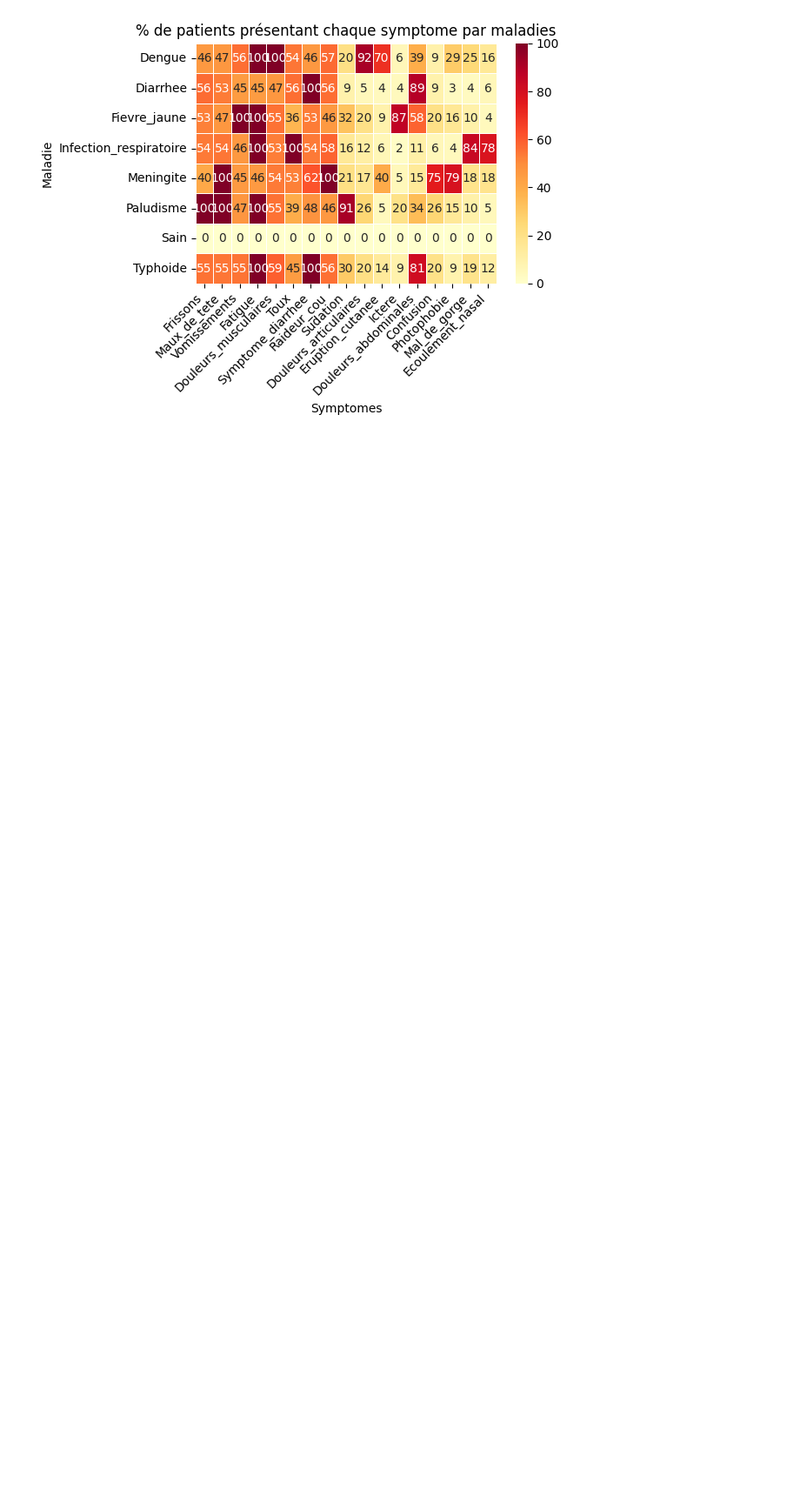
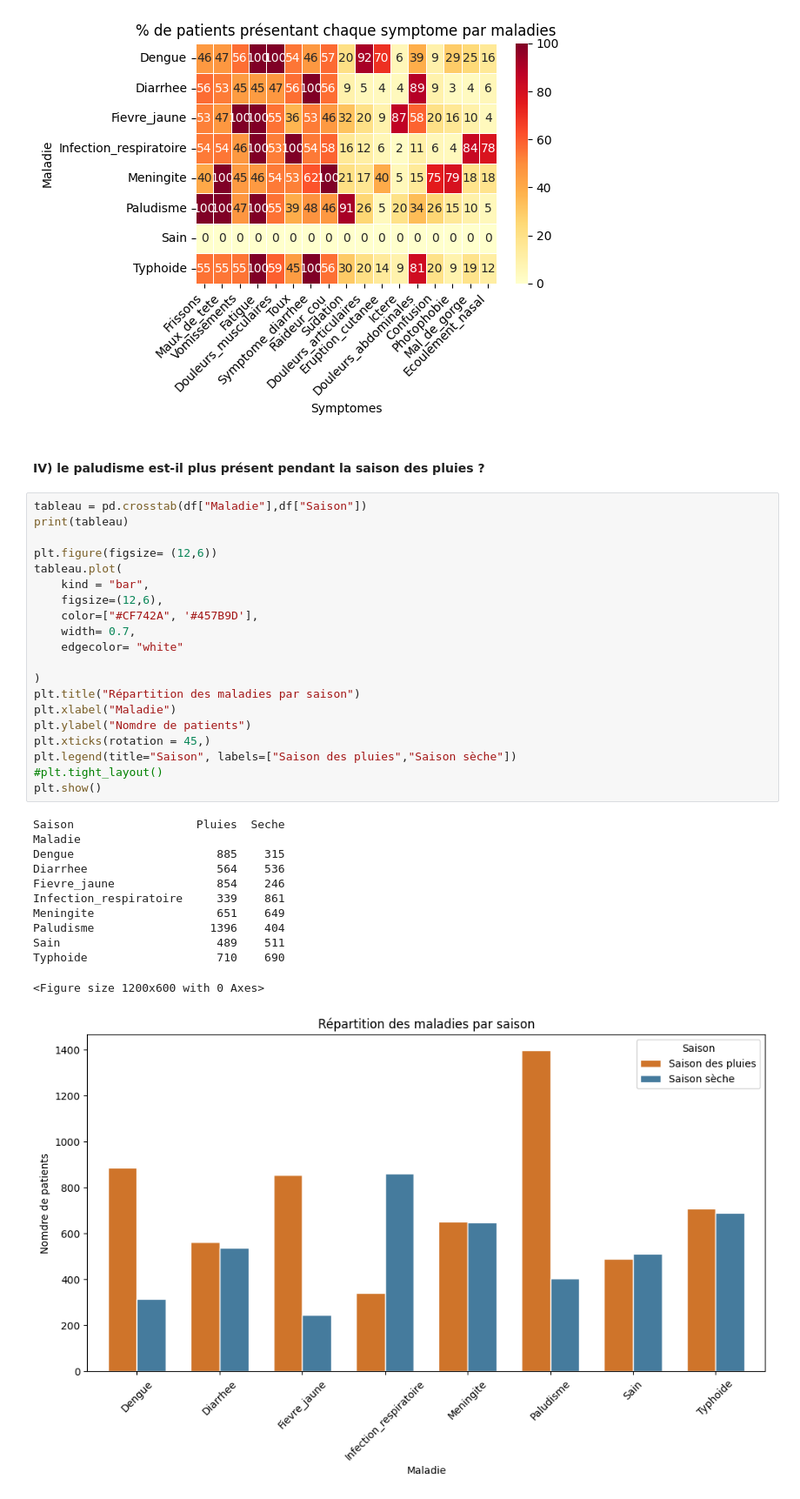
Before and after one commit to MIM223otaku/Projet-de-soutenance, a Jupyter notebook: EDA.ipynb, the cells around one changed output. Shown at 87% size. Saved outputs shown, nothing was run; the diff lists cells and outputs as text; blank space fills up the shorter version.

```diff
--- a/EDA.ipynb
+++ b/EDA.ipynb
@@ -115,3 +115,38 @@ Paludisme               25.611111    15.111111     10.111111          4.888889
 Sain                     0.000000     0.000000      0.000000          0.000000
 Typhoide                19.785714     8.928571     18.857143         11.928571
 [figure]
+# %% [markdown]
+#### IV) le paludisme est-il plus présent pendant la saison des pluies ?
+# %%
+tableau = pd.crosstab(df["Maladie"],df["Saison"])
+print(tableau)
+
+plt.figure(figsize= (12,6))
+tableau.plot(
+    kind = "bar",
+    figsize=(12,6),
+    color=["#CF742A", '#457B9D'],
+    width= 0.7,
+    edgecolor= "white"
+
+)
+plt.title("Répartition des maladies par saison")
+plt.xlabel("Maladie")
+plt.ylabel("Nomdre de patients")
+plt.xticks(rotation = 45,)
+plt.legend(title="Saison", labels=["Saison des pluies","Saison sèche"])
+#plt.tight_layout()
+plt.show()
+# %% [output]
+Saison                  Pluies  Seche
+Maladie
+Dengue                     885    315
+Diarrhee                   564    536
+Fievre_jaune               854    246
+Infection_respiratoire     339    861
+Meningite                  651    649
+Paludisme                 1396    404
+Sain                       489    511
+Typhoide                   710    690
+<Figure size 1200x600 with 0 Axes>
+[figure, added]
```
Also changed, not shown: parts of 2 cells of this notebook, 1 other file.
